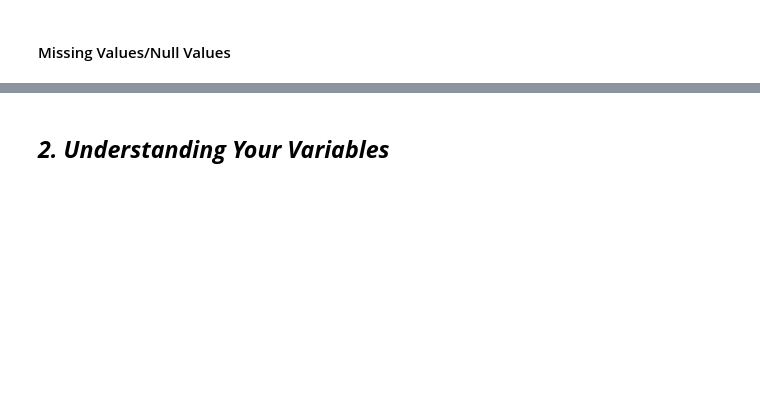
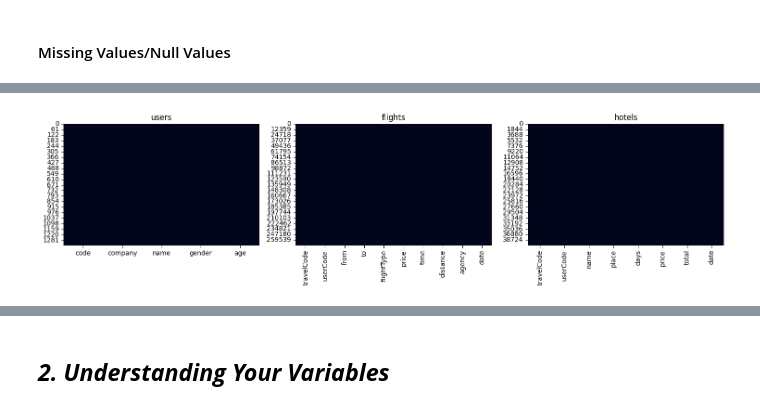
Before and after one commit to taiybashaikh51-sys/voyage-analytics-mlops, a Jupyter notebook: notebooks/Voyage_Analytics_1_Gender_Prediction_Starter.ipynb, the cells around one changed output, grey strips where cells are left out. Cells and saved outputs as stored; diff of their text form; code cells hidden in the pictures; blank space fills up the shorter version.

```diff
--- a/notebooks/Voyage_Analytics_1_Gender_Prediction_Starter.ipynb
+++ b/notebooks/Voyage_Analytics_1_Gender_Prediction_Starter.ipynb
@@ -19,4 +29,8 @@ import numpy as npimport pandas as pdimport matplotlib.pyplot as pltimport seabo
 # %% [markdown]
 ### Dataset Loading
 # %%
-users = pd.read_csv('/mnt/user-data/uploads/users.csv')flights = pd.read_csv('/mnt/user-data/uploads/flights.csv')hotels = pd.read_csv('/mnt/user-data/uploads/hotels.csv')print(users.shape, flights.shape, hotels.shape)
+users = pd.read_csv('../data/users.csv')
+flights = pd.read_csv('../data/flights.csv')
+hotels = pd.read_csv('../data/hotels.csv')
+
+print(users.shape, flights.shape, hotels.shape)
@@ -55,3 +173,10 @@ print(users.isnull().sum())print(flights.isnull().sum())print(hotels.isnull().su
 # %%
-# Visualize missing valuesfig, ax = plt.subplots(1,3, figsize=(15,4))sns.heatmap(users.isnull(), cbar=False, ax=ax[0]); ax[0].set_title('users')sns.heatmap(flights.isnull(), cbar=False, ax=ax[1]); ax[1].set_title('flights')sns.heatmap(hotels.isnull(), cbar=False, ax=ax[2]); ax[2].set_title('hotels')plt.tight_layout(); plt.show()
+# Visualize missing values
+fig, ax = plt.subplots(1,3, figsize=(15,4))
+sns.heatmap(users.isnull(), cbar=False, ax=ax[0]); ax[0].set_title('users')
+sns.heatmap(flights.isnull(), cbar=False, ax=ax[1]); ax[1].set_title('flights')
+sns.heatmap(hotels.isnull(), cbar=False, ax=ax[2]); ax[2].set_title('hotels')
+plt.tight_layout(); plt.show()
+# %% [output]
+[figure, added]
 # %% [markdown]
```
Also changed, not shown: parts of 35 cells of this notebook, 2 other files.
